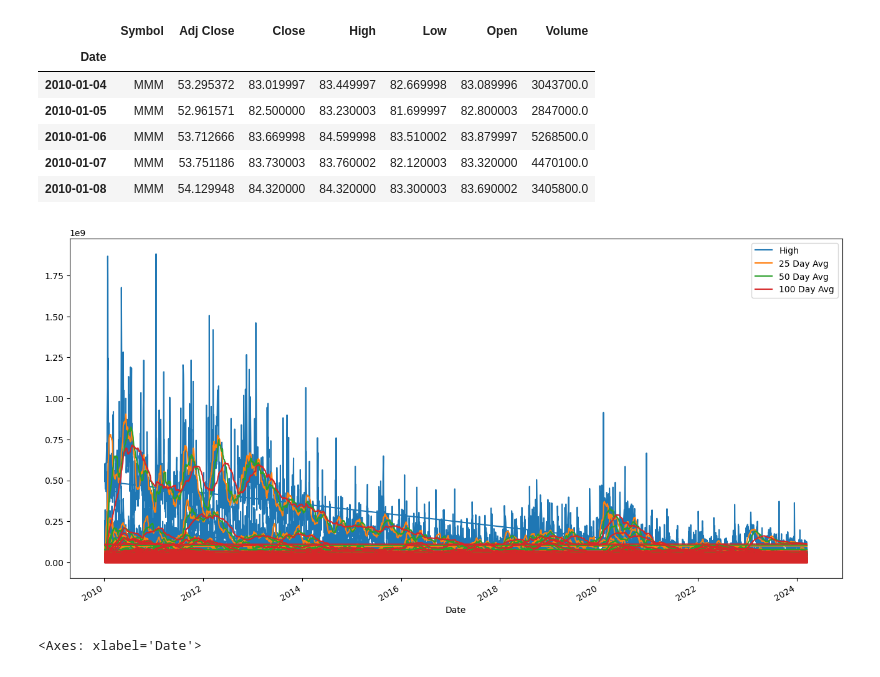
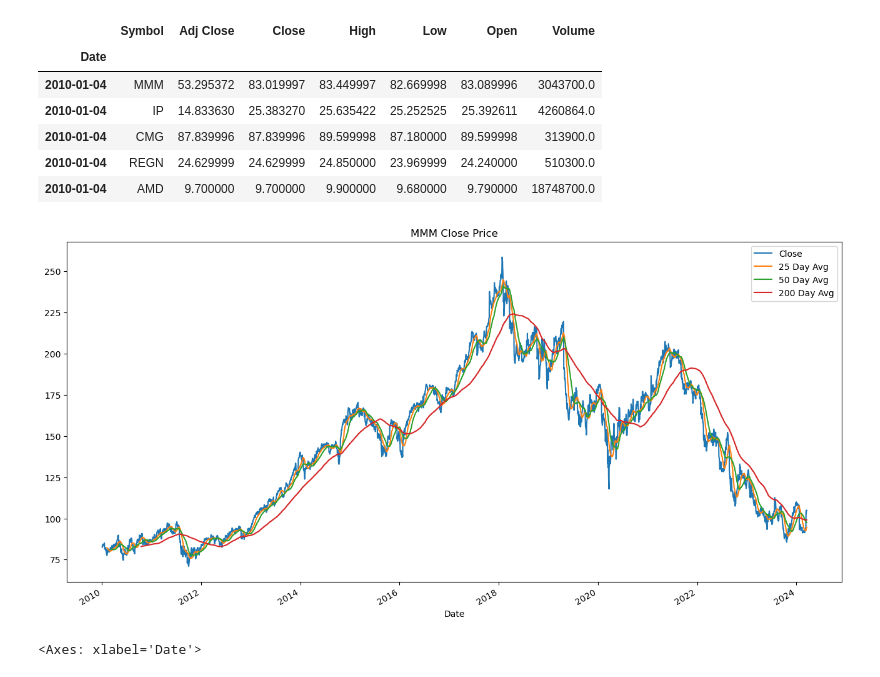
Before and after one commit to maxerial-benruscon/S_P_500_Prediction, a Jupyter notebook: time_series.ipynb, the cells around one changed output. Saved outputs shown, nothing was run; the diff lists cells and outputs as text; code cells hidden in the pictures.

```diff
--- a/time_series.ipynb
+++ b/time_series.ipynb
@@ -7,28 +7,34 @@ df = pd.read_csv('data/sp500_stocks.csv')
 
 df['Date'] = pd.to_datetime(df['Date'])
 df.set_index('Date', inplace=True)
+#sort by date
+df.sort_values(by='Date', inplace=True)
 df.head()
 # %% [output]
 |  | Symbol | Adj Close | Close | High | Low | Open | Volume |
 | Date |  |  |  |  |  |  |  |
 | 2010-01-04 | MMM | 53.295372 | 83.019997 | 83.449997 | 82.669998 | 83.089996 | 3043700.0 |
-| 2010-01-05 | MMM | 52.961571 | 82.500000 | 83.230003 | 81.699997 | 82.800003 | 2847000.0 |
-| 2010-01-06 | MMM | 53.712666 | 83.669998 | 84.599998 | 83.510002 | 83.879997 | 5268500.0 |
-| 2010-01-07 | MMM | 53.751186 | 83.730003 | 83.760002 | 82.120003 | 83.320000 | 4470100.0 |
-| 2010-01-08 | MMM | 54.129948 | 84.320000 | 84.320000 | 83.300003 | 83.690002 | 3405800.0 |
+| 2010-01-04 | IP | 14.833630 | 25.383270 | 25.635422 | 25.252525 | 25.392611 | 4260864.0 |
+| 2010-01-04 | CMG | 87.839996 | 87.839996 | 89.599998 | 87.180000 | 89.599998 | 313900.0 |
+| 2010-01-04 | REGN | 24.629999 | 24.629999 | 24.850000 | 23.969999 | 24.240000 | 510300.0 |
+| 2010-01-04 | AMD | 9.700000 | 9.700000 | 9.900000 | 9.680000 | 9.790000 | 18748700.0 |
 # %%
 #Time series and rolling averages plotted
+MMM = df[df['Symbol']=='MMM']
+#df['Volume'].plot(label='High',figsize=(16,8))
+#25 day rolling mean
+MMM['Close'].plot(label='Close',figsize=(16,8))
 
-df['Volume'].plot(label='High',figsize=(16,8))
-#25 day rolling mean
-df['Volume'].rolling(window=25).mean().plot(label='25 Day Avg')
-df['Volume'].rolling(window=50).mean().plot(label='50 Day Avg')
-df['Volume'].rolling(window=100).mean().plot(label='100 Day Avg')
+MMM['Close'].rolling(window=25).mean().plot(label='25 Day Avg')
+MMM['Close'].rolling(window=50).mean().plot(label='50 Day Avg')
+MMM['Close'].rolling(window=200).mean().plot(label='200 Day Avg')
 
+
+plt.title('MMM Close Price')
 plt.legend()
 plt.show()
 # %% [output]
-[figure, old version]
+[figure, new version]
 # %%
 #make train and test data
 train = df['S&P500'].loc['2000-01-01':'2018-12-31']
```
